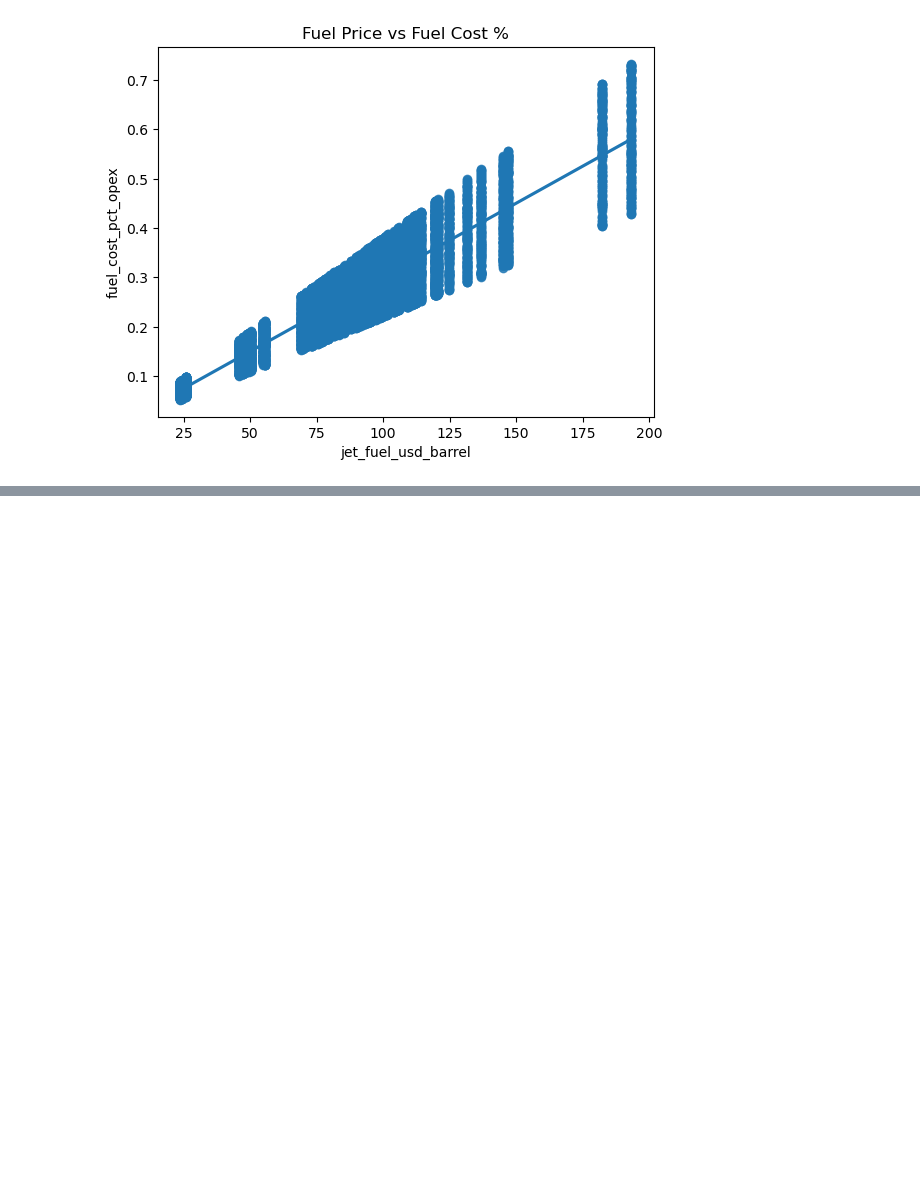
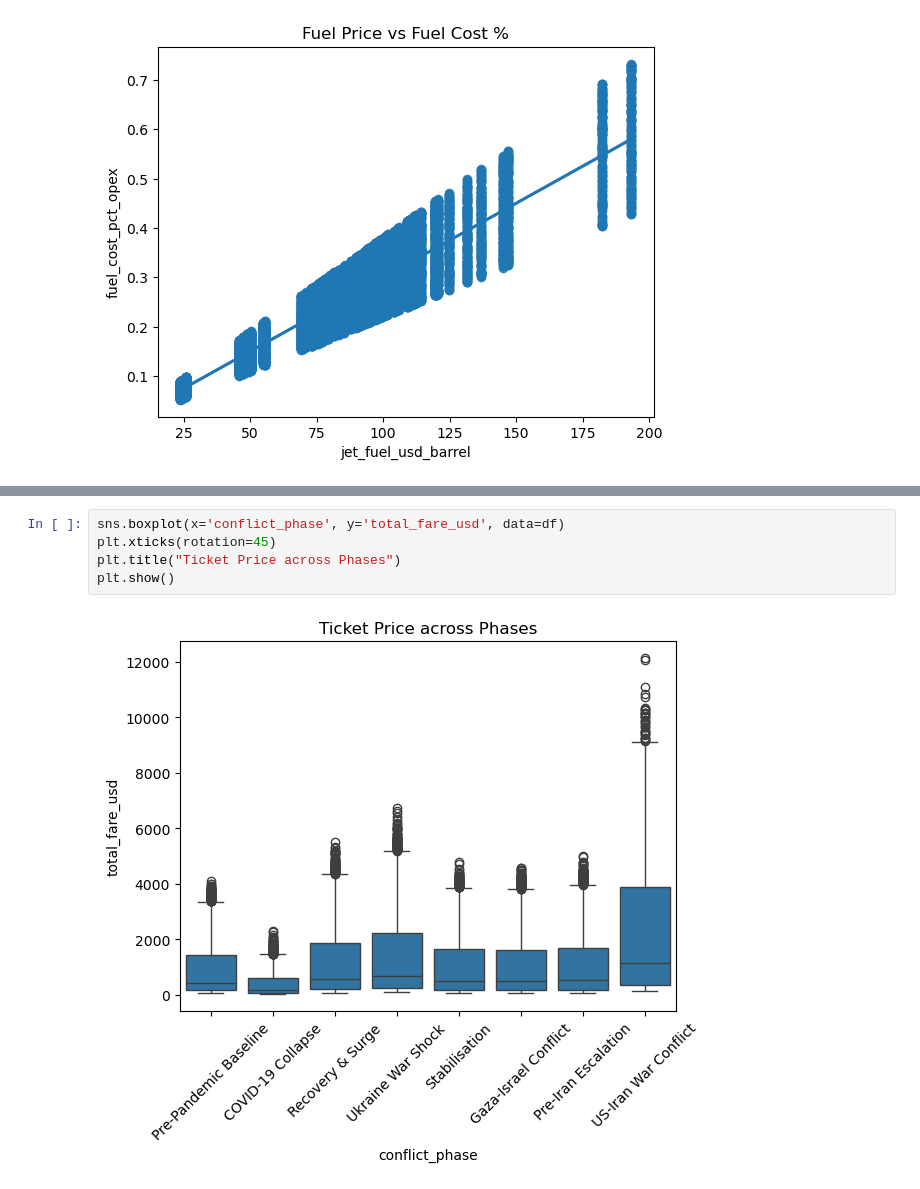
Before and after one commit to Algoastronaut/C_G18_AirlineTicketPricesVsFuelCostsAnalysis, a Jupyter notebook: notebooks/04_statistical_analysis.ipynb, the cells around one changed output, grey strips where cells are left out. Drawn from its saved outputs; the diff is of its cells as text; blank space fills up the shorter version.

Commit message:
Add boxplot to visualize ticket price distribution across phases

```diff
--- a/notebooks/04_statistical_analysis.ipynb
+++ b/notebooks/04_statistical_analysis.ipynb
@@ -147,0 +161,7 @@ plt.show()
+# %%
+sns.boxplot(x='conflict_phase', y='total_fare_usd', data=df)
+plt.xticks(rotation=45)
+plt.title("Ticket Price across Phases")
+plt.show()
+# %% [output]
+[figure, added]
```
Also changed, not shown: parts of 1 cell of this notebook.
